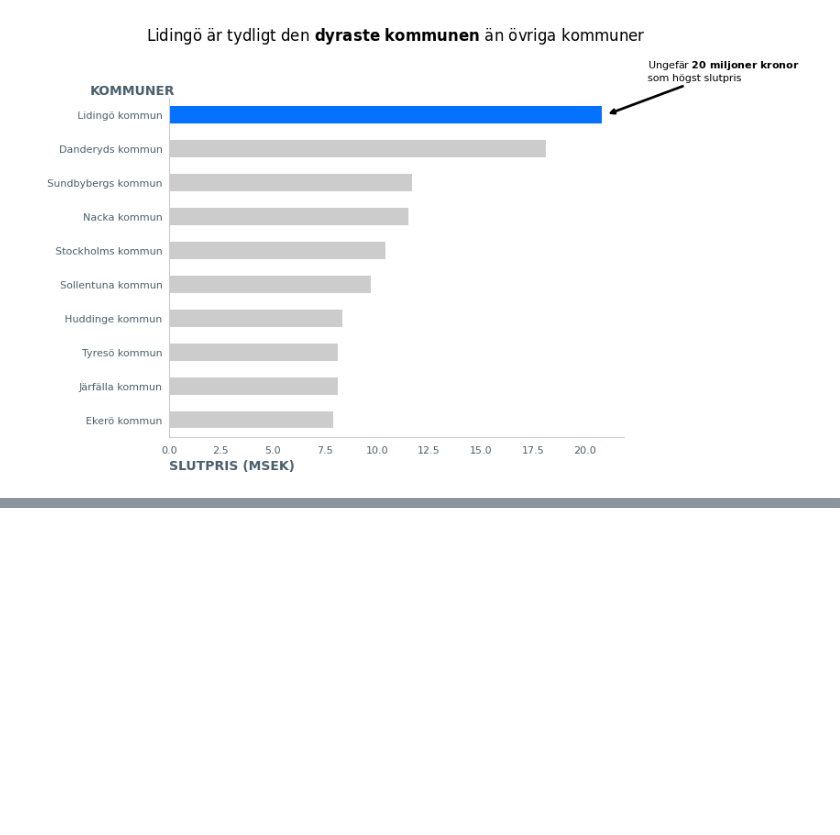
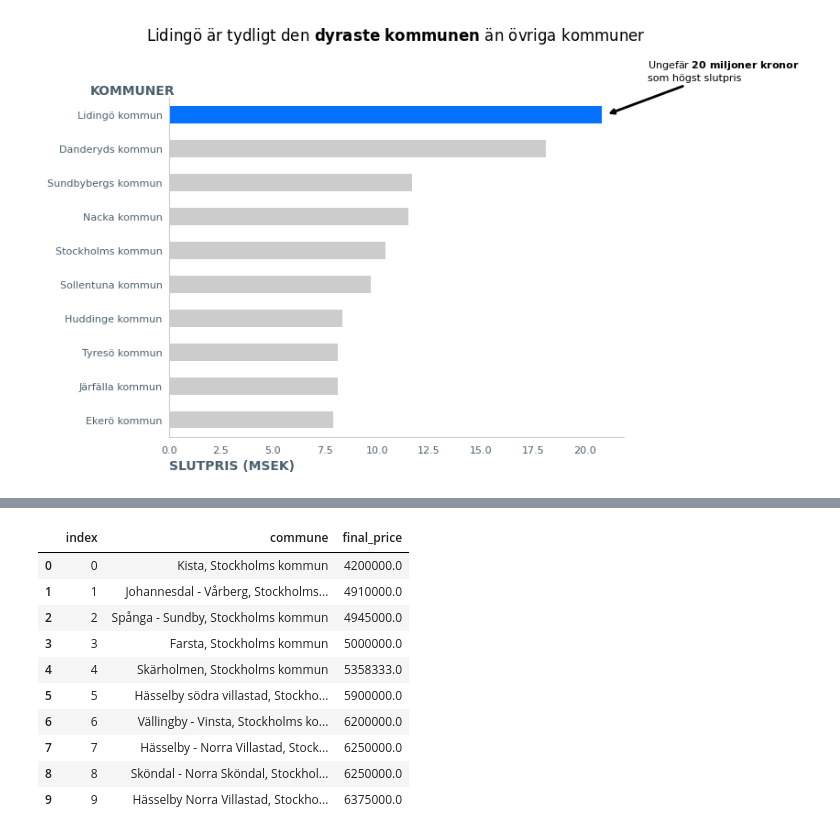
Before and after one commit to AndresTrujillo1811-bit/data-pipeline-for-ml_examensarbete, a Jupyter notebook: storytelling_house_price/storytelling.ipynb, the cells around one changed output, grey strips where cells are left out. Cells and saved outputs as stored; diff of their text form; code cells hidden in the pictures; blank space fills up the shorter version.

```diff
--- a/storytelling_house_price/storytelling.ipynb
+++ b/storytelling_house_price/storytelling.ipynb
@@ -165,0 +217,9 @@ fig.savefig("figures/lidingo_commune.png", bbox_inches='tight')
+# %%
+cheapest_areas = (
+    stockholm_areas.groupby('commune')['final_price']
+    .mean()
+    .sort_values(ascending=True)
+    .round()
+    .reset_index()
+)
+cheapest_areas
@@ -165,0 +240,14 @@ fig.savefig("figures/lidingo_commune.png", bbox_inches='tight')
+# %%
+cheapest_areas.head(10).reset_index()
+# %% [output]
+|  | index | commune | final_price |
+| 0 | 0 | Kista, Stockholms kommun | 4200000.0 |
+| 1 | 1 | Johannesdal - Vårberg, Stockholms... | 4910000.0 |
+| 2 | 2 | Spånga - Sundby, Stockholms kommun | 4945000.0 |
+| 3 | 3 | Farsta, Stockholms kommun | 5000000.0 |
+| 4 | 4 | Skärholmen, Stockholms kommun | 5358333.0 |
+| 5 | 5 | Hässelby södra villastad, Stockho... | 5900000.0 |
+| 6 | 6 | Vällingby - Vinsta, Stockholms ko... | 6200000.0 |
+| 7 | 7 | Hässelby - Norra Villastad, Stock... | 6250000.0 |
+| 8 | 8 | Sköndal - Norra Sköndal, Stockhol... | 6250000.0 |
+| 9 | 9 | Hässelby Norra Villastad, Stockho... | 6375000.0 |
```
Also changed, not shown: parts of 5 cells of this notebook, 7 other files.
